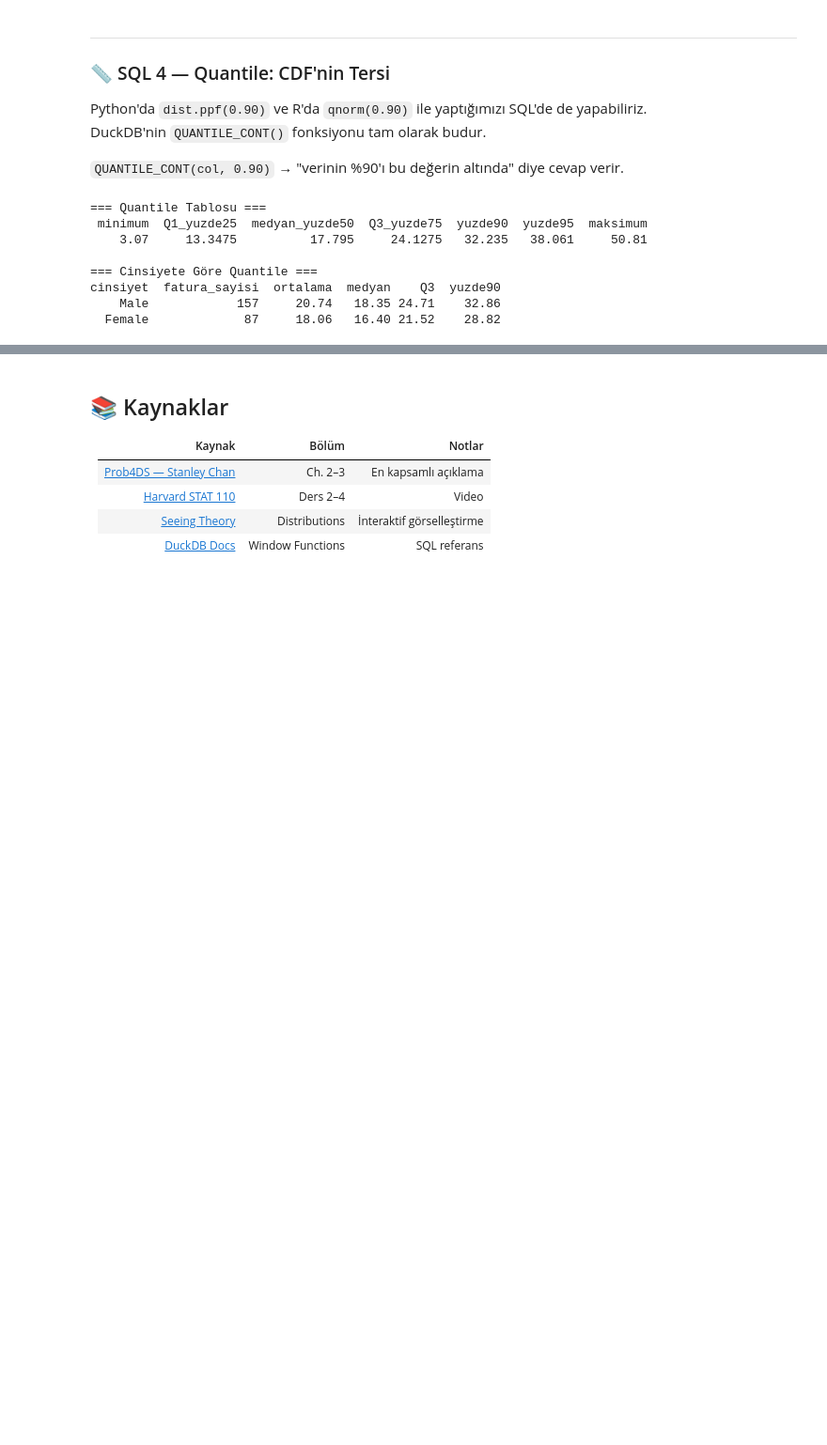
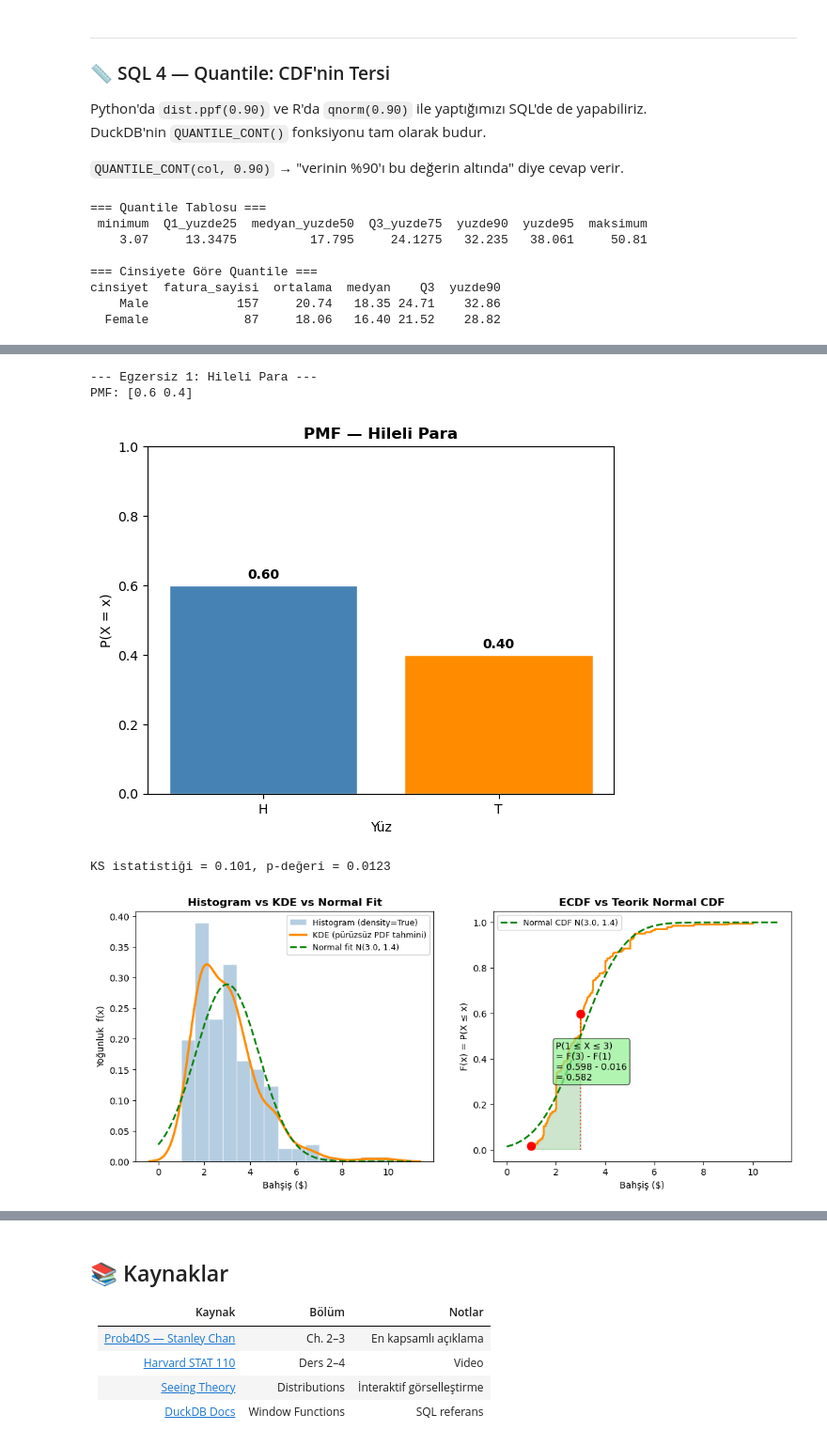
Before and after one commit to MelihKotman/DS-Mastery-Journey, a Jupyter notebook: probability-lab/01_foundations/pmf_pdf_cdf.ipynb, the cells around one changed output, grey strips where cells are left out. Shown at 94% size. Cells and saved outputs as stored; diff of their text form; code cells hidden in the pictures; blank space fills up the shorter version.

```diff
--- a/probability-lab/01_foundations/pmf_pdf_cdf.ipynb
+++ b/probability-lab/01_foundations/pmf_pdf_cdf.ipynb
@@ -1372,0 +1388,70 @@ cinsiyet  fatura_sayisi  ortalama  medyan    Q3  yuzde90
+# %%
+import numpy as np
+import matplotlib.pyplot as plt
+import seaborn as sns
+import scipy.stats as stats
+
+
+# ===== Egzersiz 1 (Python) =====
+faces = np.array(["H", "T"])  # H: Heads, T: Tails
+pmf_coin = np.array([0.6, 0.4])  # Hileli bir para: P(H)=0.6, P(T)=0.4
+print("\n--- Egzersiz 1: Hileli Para ---")
+print("PMF:", np.round(pmf_coin, 3))
+
+plt.bar(faces, pmf_coin, color=['steelblue', 'darkorange'], edgecolor='white')
+plt.title("PMF — Hileli Para", fontweight='bold')
+plt.xlabel("Yüz")
+plt.ylabel("P(X = x)")
+plt.ylim(0, 1)
+for i, p in enumerate(pmf_coin):
+    plt.text(i, p + 0.02, f"{p:.2f}", ha='center', fontweight='bold')
+plt.show()
+
+# ===== Egzersiz 2 (Python) =====
+tips = sns.load_dataset('tips')
+data = tips['tip']
+mu_hat, sigma_hat = stats.norm.fit(data)
+
+x_sorted = np.sort(data.values)
+y_ecdf = np.arange(1, len(data) + 1) / len(data)
+ecdf_obj = stats.ecdf(data)
+x_range = np.linspace(data.min() - 1, data.max() + 1, 300)
+
+fig, axes = plt.subplots(1, 2, figsize=(13, 5))
+
+ax = axes[0]
+ax.hist(data, bins=15, density=True, alpha=0.4, color='steelblue', edgecolor='white', label='Histogram (density=True)')
+sns.kdeplot(data, ax=ax, color='darkorange', linewidth=2.5, label='KDE (pürüzsüz PDF tahmini)')
+ax.plot(x_range, stats.norm.pdf(x_range, mu_hat, sigma_hat), 'green', linewidth=2, linestyle='--', label=f'Normal fit N({mu_hat:.1f}, {sigma_hat:.1f})')
+ax.set_xlabel('Bahşiş ($)')
+ax.set_ylabel('Yoğunluk  f(x)')
+ax.set_title('Histogram vs KDE vs Normal Fit', fontweight='bold')
+ax.legend(fontsize=9)
+
+ax = axes[1]
+ax.step(x_sorted, y_ecdf, where='post', color='darkorange', linewidth=2)
+
+p_1 = ecdf_obj.cdf.evaluate(1)
+p_3 = ecdf_obj.cdf.evaluate(3)
+p_range = p_3 - p_1
+ax.scatter([1, 3], [p_1, p_3], color='red', zorder=5, s=80)
+ax.plot([1, 1], [0, p_1], 'r:', alpha=0.7)
+ax.plot([3, 3], [0, p_3], 'r:', alpha=0.7)
+mask = (x_sorted >= 1) & (x_sorted <= 3)
+ax.fill_between(x_sorted[mask], y_ecdf[mask], y_ecdf[mask][0], alpha=0.2, color='green')
+ax.annotate(f'P(1 ≤ X ≤ 3)\n= F(3) - F(1)\n= {p_3:.3f} - {p_1:.3f}\n= {p_range:.3f}', xy=(2, (p_1 + p_3)/2), fontsize=10, bbox=dict(boxstyle='round', facecolor='lightgreen', alpha=0.7))
+ax.plot(x_range, stats.norm.cdf(x_range, mu_hat, sigma_hat), 'green', linewidth=2, linestyle='--', label=f'Normal CDF N({mu_hat:.1f}, {sigma_hat:.1f})')
+
+ax.set_xlabel('Bahşiş ($)')
+ax.set_ylabel('F(x) = P(X ≤ x)')
+ax.set_title('ECDF vs Teorik Normal CDF', fontweight='bold')
+ax.legend(fontsize=9)
+
+ks, pv = stats.kstest(data, 'norm', args=(mu_hat, sigma_hat))
+print(f"KS istatistiği = {ks:.3f}, p-değeri = {pv:.4f}")
+# %% [output]
+--- Egzersiz 1: Hileli Para ---
+PMF: [0.6 0.4]
+[figure, added]
+KS istatistiği = 0.101, p-değeri = 0.0123
+[figure, added]
```
Also changed, not shown: parts of 3 cells of this notebook.
